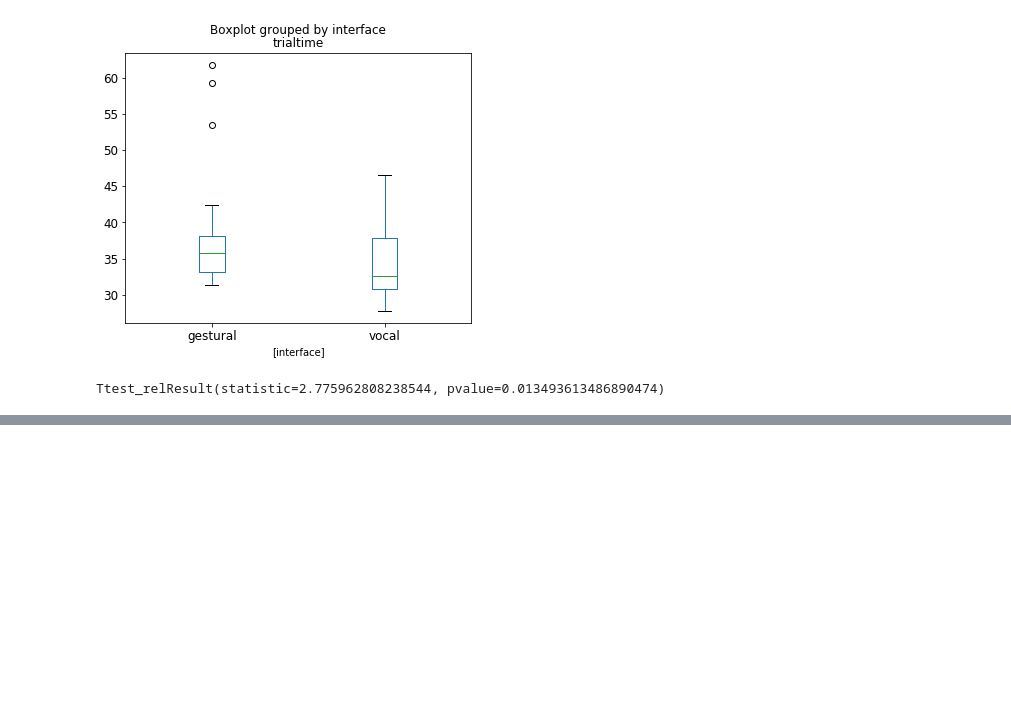
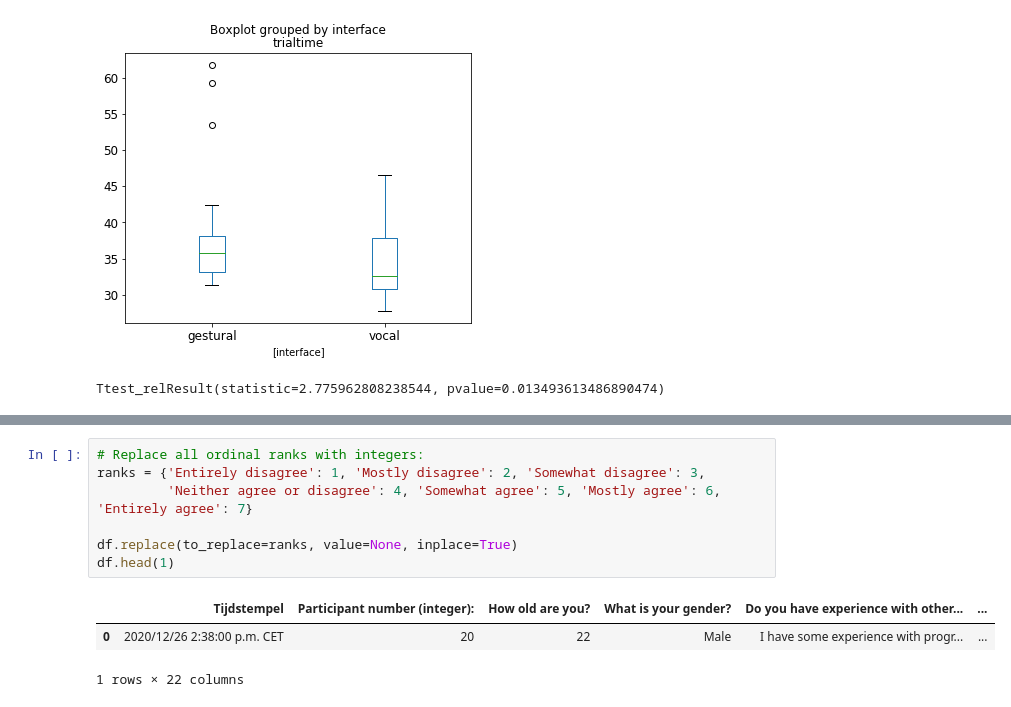
Before and after one commit to IsaiahvH/HRI-Dance-Project, a Jupyter notebook: Experiment/Analysis.ipynb, the cells around one changed output, grey strips where cells are left out. Saved outputs shown, nothing was run; the diff lists cells and outputs as text; blank space fills up the shorter version.

```diff
--- a/Experiment/Analysis.ipynb
+++ b/Experiment/Analysis.ipynb
@@ -137,0 +224,11 @@ Ttest_relResult(statistic=2.775962808238544, pvalue=0.013493613486890474)
+# %%
+# Replace all ordinal ranks with integers:
+ranks = {'Entirely disagree': 1, 'Mostly disagree': 2, 'Somewhat disagree': 3,
+         'Neither agree or disagree': 4, 'Somewhat agree': 5, 'Mostly agree': 6, 'Entirely agree': 7}
+
+df.replace(to_replace=ranks, value=None, inplace=True)
+df.head(1)
+# %% [output]
+|  | Tijdstempel | Participant number (integer): | How old are you? | What is your gender? | Do you have experience with other... | ... |
+| 0 | 2020/12/26 2:38:00 p.m. CET | 20 | 22 | Male | I have some experience with progr... | ... |
+1 rows × 22 columns
```
Also changed, not shown: parts of 15 cells of this notebook.
